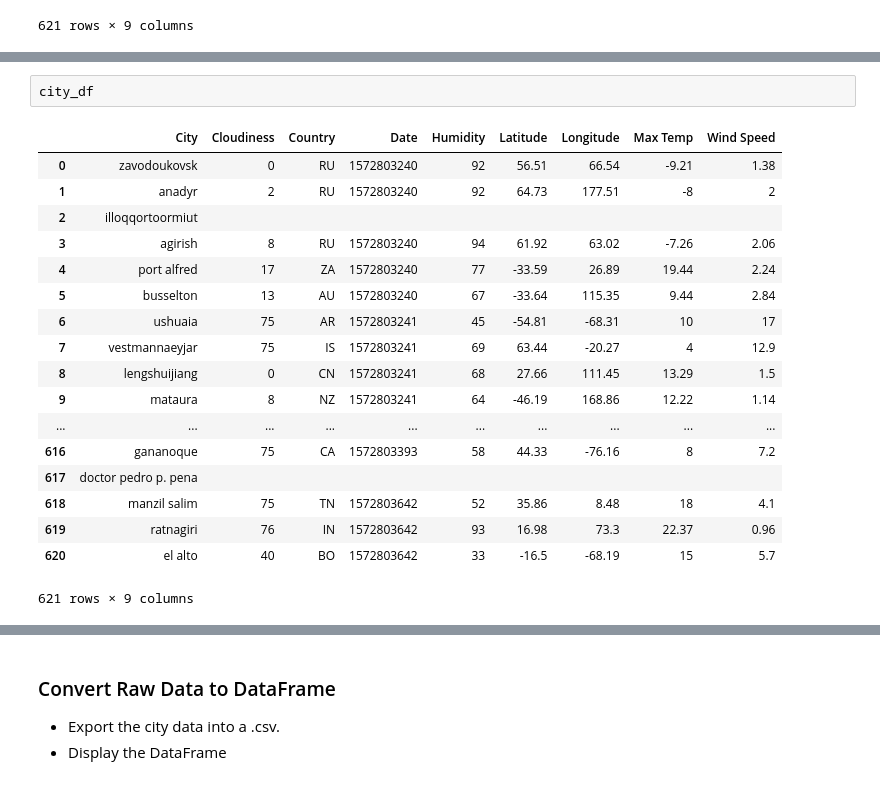
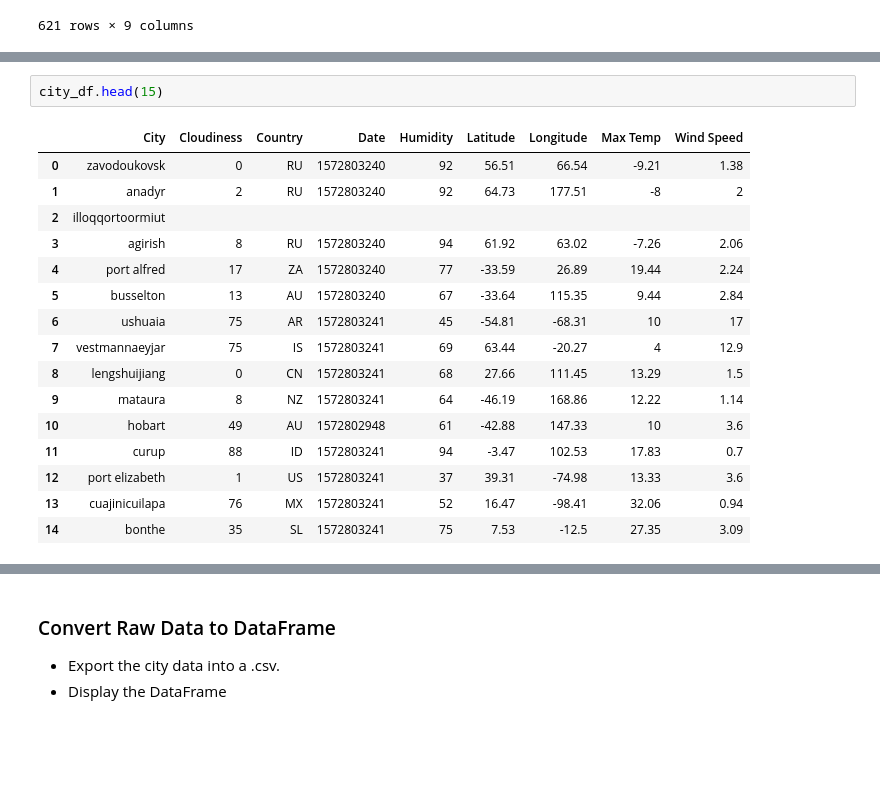
Before and after one commit to jungsik89/python-api-challenge, a Jupyter notebook: Unit6-API/Instructions/starter_code/WeatherPy.ipynb, the cells around one changed output, grey strips where cells are left out. Drawn from its saved outputs; the diff is of its cells as text; blank space fills up the shorter version.

```diff
--- a/Unit6-API/Instructions/starter_code/WeatherPy.ipynb
+++ b/Unit6-API/Instructions/starter_code/WeatherPy.ipynb
@@ -220,26 +223,24 @@ Processing Record i set of 1 | el alto with index of 620
 | 620 | el alto | 40 | BO | 1572803642 | 33 | -16.5 | -68.19 | 15 | 5.7 |
 621 rows × 9 columns
 # %%
-city_df
+city_df.head(15)
 # %% [output]
 |  | City | Cloudiness | Country | Date | Humidity | Latitude | Longitude | Max Temp | Wind Speed |
 | 0 | zavodoukovsk | 0 | RU | 1572803240 | 92 | 56.51 | 66.54 | -9.21 | 1.38 |
 | 1 | anadyr | 2 | RU | 1572803240 | 92 | 64.73 | 177.51 | -8 | 2 |
 | 2 | illoqqortoormiut |  |  |  |  |  |  |  |  |
 | 3 | agirish | 8 | RU | 1572803240 | 94 | 61.92 | 63.02 | -7.26 | 2.06 |
 | 4 | port alfred | 17 | ZA | 1572803240 | 77 | -33.59 | 26.89 | 19.44 | 2.24 |
 | 5 | busselton | 13 | AU | 1572803240 | 67 | -33.64 | 115.35 | 9.44 | 2.84 |
 | 6 | ushuaia | 75 | AR | 1572803241 | 45 | -54.81 | -68.31 | 10 | 17 |
 | 7 | vestmannaeyjar | 75 | IS | 1572803241 | 69 | 63.44 | -20.27 | 4 | 12.9 |
 | 8 | lengshuijiang | 0 | CN | 1572803241 | 68 | 27.66 | 111.45 | 13.29 | 1.5 |
 | 9 | mataura | 8 | NZ | 1572803241 | 64 | -46.19 | 168.86 | 12.22 | 1.14 |
-| ... | ... | ... | ... | ... | ... | ... | ... | ... | ... |
-| 616 | gananoque | 75 | CA | 1572803393 | 58 | 44.33 | -76.16 | 8 | 7.2 |
-| 617 | doctor pedro p. pena |  |  |  |  |  |  |  |  |
-| 618 | manzil salim | 75 | TN | 1572803642 | 52 | 35.86 | 8.48 | 18 | 4.1 |
-| 619 | ratnagiri | 76 | IN | 1572803642 | 93 | 16.98 | 73.3 | 22.37 | 0.96 |
-| 620 | el alto | 40 | BO | 1572803642 | 33 | -16.5 | -68.19 | 15 | 5.7 |
+| 10 | hobart | 49 | AU | 1572802948 | 61 | -42.88 | 147.33 | 10 | 3.6 |
+| 11 | curup | 88 | ID | 1572803241 | 94 | -3.47 | 102.53 | 17.83 | 0.7 |
+| 12 | port elizabeth | 1 | US | 1572803241 | 37 | 39.31 | -74.98 | 13.33 | 3.6 |
+| 13 | cuajinicuilapa | 76 | MX | 1572803241 | 52 | 16.47 | -98.41 | 32.06 | 0.94 |
+| 14 | bonthe | 35 | SL | 1572803241 | 75 | 7.53 | -12.5 | 27.35 | 3.09 |
-621 rows × 9 columns
 # %%
 # %% [output]
 Beginning Data Retrieval
```
Also changed, not shown: parts of 12 cells of this notebook, 4 other files.
